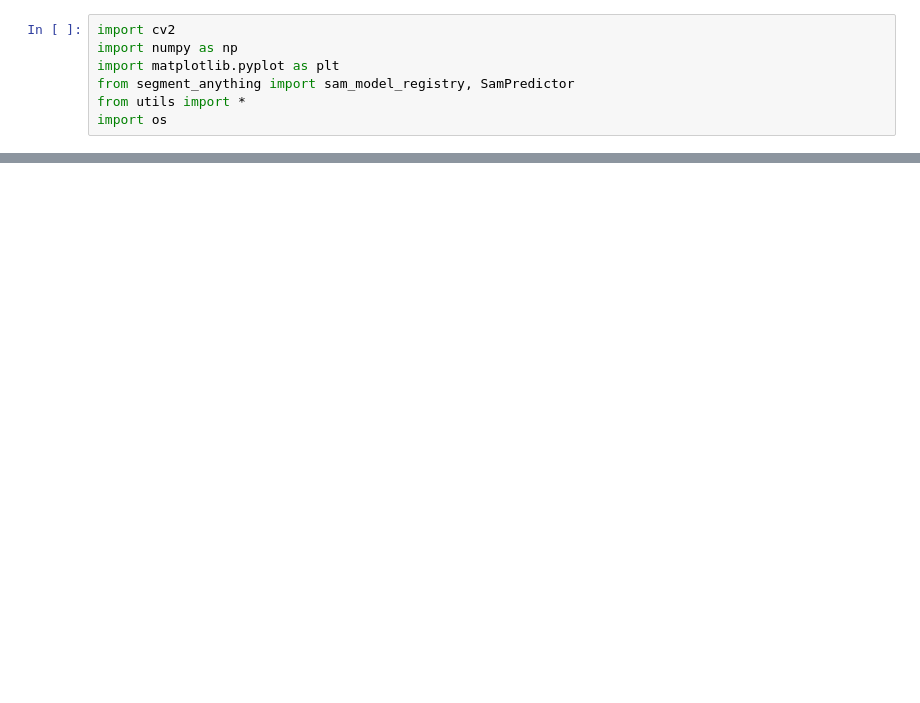
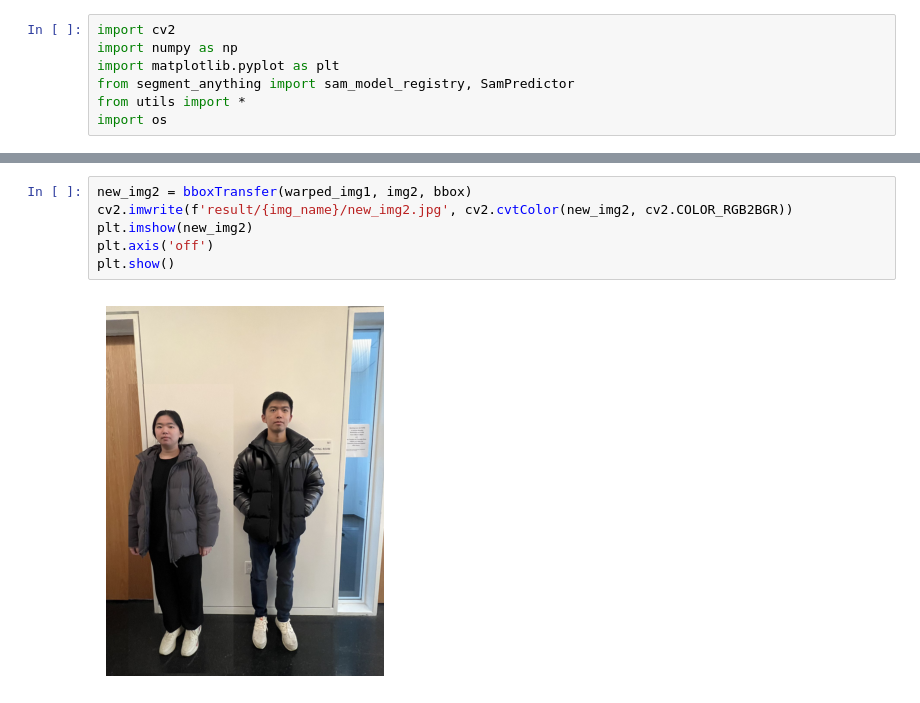
Before and after one commit to blu666/CIS5810_Final_Project, a Jupyter notebook: demo.ipynb, the cells around one changed output, grey strips where cells are left out. Cells and saved outputs as stored; diff of their text form; blank space fills up the shorter version.

```diff
--- a/demo.ipynb
+++ b/demo.ipynb
@@ -64,0 +76,8 @@ new_img = maskTransfer(warped_img1, img2, mask, bbox)
+# %%
+new_img2 = bboxTransfer(warped_img1, img2, bbox)
+cv2.imwrite(f'result/{img_name}/new_img2.jpg', cv2.cvtColor(new_img2, cv2.COLOR_RGB2BGR))
+plt.imshow(new_img2)
+plt.axis('off')
+plt.show()
+# %% [output]
+[figure, added]
```
Also changed, not shown: parts of 9 cells of this notebook, 9 other files.
